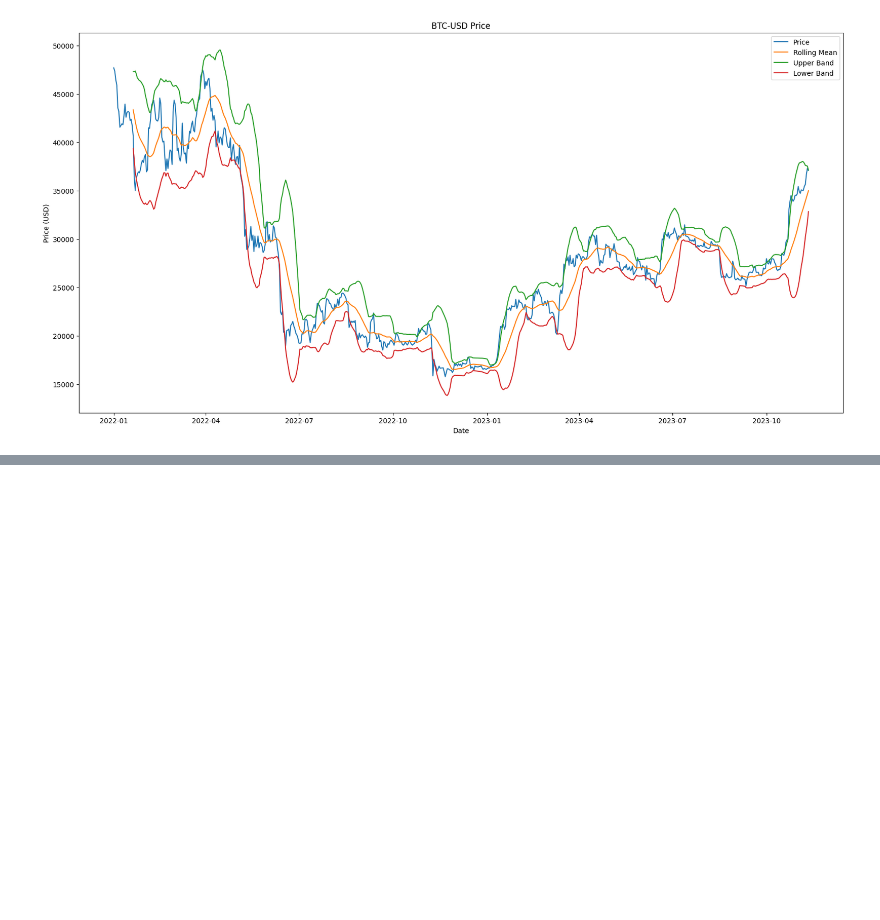
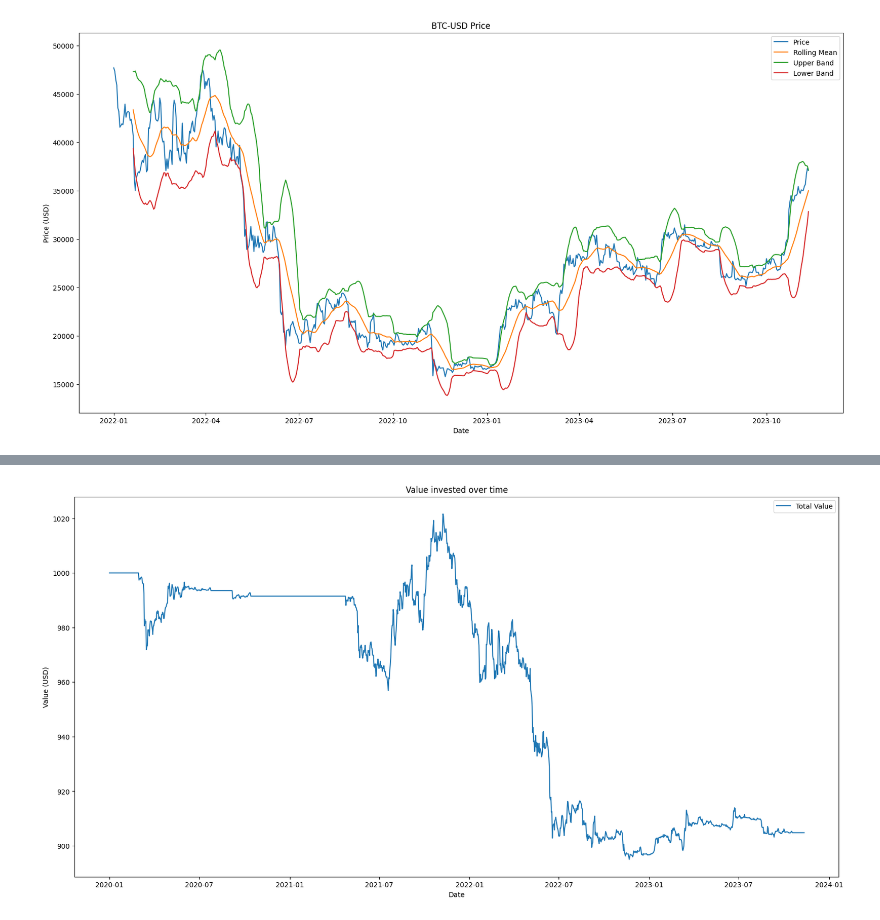
Before and after one commit to pahautelman/bitcoin-bot, a Jupyter notebook: bitcoin_data.ipynb, the cells around one changed output, grey strips where cells are left out. Saved outputs shown, nothing was run; the diff lists cells and outputs as text; code cells hidden in the pictures; blank space fills up the shorter version.

```diff
--- a/bitcoin_data.ipynb
+++ b/bitcoin_data.ipynb
@@ -416,0 +546,72 @@ def strategy_implementor(coin_data, usd_portofolio_size: int):
+# %%
+# implement profit calculation
+# intermediate dates: only plot portfolio size
+# final date: convert coin amount to USD and add to portfolio size
+
+# TODO: plot usd value + coins value
+# TODO: show histogram at bottom with percentage of portfolio in USD and coins
+
+def plot_profits(coin_data: DataFrame, initial_usd_portfolio_size:int, buys: Buys):
+    """
+    This function plots profit with the given buys.
+    Plots acquired value over time (usd value + coins value).
+    At the final date, converts coin amount to USD and adds to portfolio size.
+
+    Show histogram at bottom with percentage of portfolio in USD and coins.
+
+    :param coin_data: DataFrame
+        Coin's data in a DataFrame.
+
+    :param usd_portfolio_size: int
+        USD portfolio size.
+
+    :param buys: Buys
+    """
+    plt.figure(figsize=(20,10))
+    plt.title('Value invested over time')
+    plt.xlabel('Date')
+    plt.ylabel('Value (USD)')
+
+    # plot the value of invested USD
+    total_value = [initial_usd_portfolio_size]      # total value usd + coins at each date
+    coins_acquired = 0                              # number of coins acquired
+    coins_value = [0]                                # value of coins at each date
+    usd_value = [initial_usd_portfolio_size]        # value of usd at each date
+    for i in range(1, len(coin_data) - 1):
+        if coin_data.index[i] in buys.index:
+            coins_acquired += buys.loc[coin_data.index[i]][Buys.COIN_AMOUNT_PURCHASED]
+            coins_value.append(coins_acquired * coin_data.iloc[i]['Close'])
+            usd_value.append(usd_value[-1] + buys.loc[coin_data.index[i]][Buys.USD_AMOUNT_INVESTED])
+            total_value.append(coins_value[-1] + usd_value[-1])
+        else:
+            coins_value.append(coins_acquired * coin_data.iloc[i]['Close'])
+            usd_value.append(usd_value[-1])
+            total_value.append(coins_value[-1] + usd_value[-1])
+
+    total_value.append(coins_acquired * coin_data.iloc[-1]['Close'] + usd_value[-1])
+    coins_value.append(0)
+    usd_value.append(total_value[-1])
+
+    plt.plot(coin_data.index, total_value, label='Total Value')
+
+    # small histogram at bottom of plot to show percentage of portfolio in USD and coins value
+    # plt.subplot(212)
+    # plt.title('Portfolio Allocation')
+    # plt.xlabel('Date')
+    # plt.ylabel('Percentage')
+    # plt.ylim(0, 1)
+    # plt.bar(coin_data.index, usd_value, label='USD Value', color='green')
+    # plt.bar(coin_data.index, coins_value, bottom=usd_value, label='Coins Value', color='orange')
+    plt.legend()
+    plt.show()
+
+
+
+
+
+
+
+
+plot_profits(coin_data_with_start, 1000, bb_buys)
+# %% [output]
+[figure, added]
```
Also changed, not shown: parts of 9 cells of this notebook, 6 other files.
